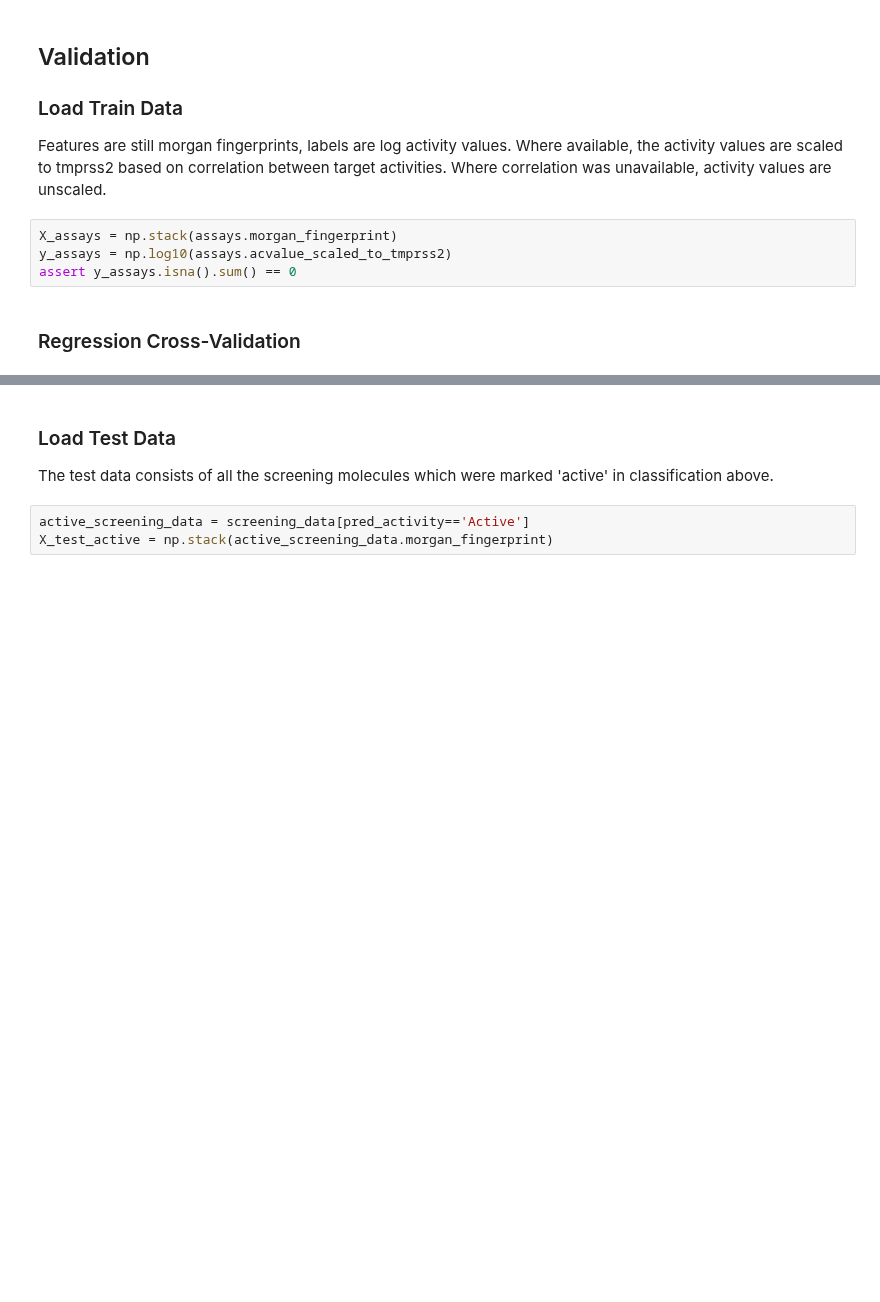
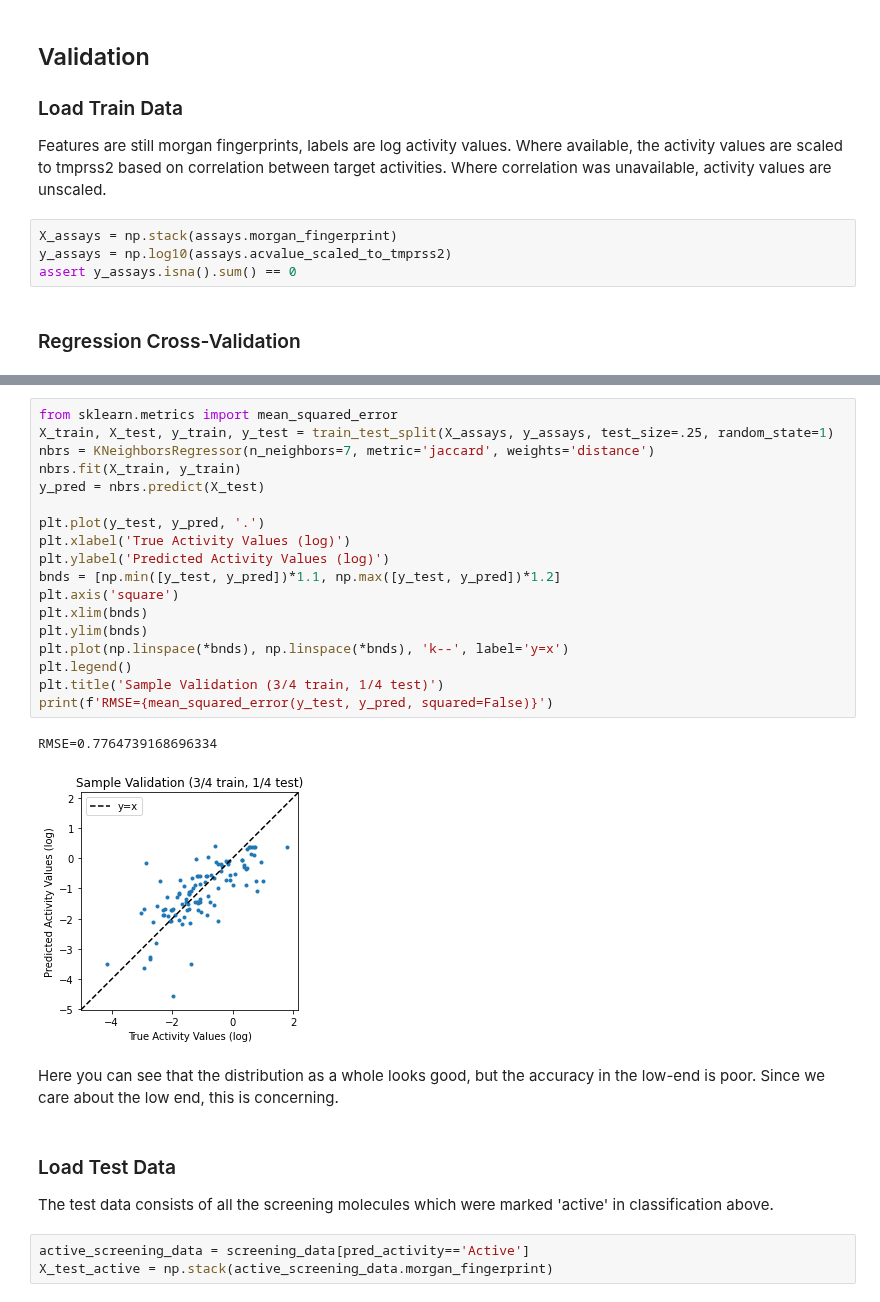
Before and after one commit to srensi/tmprss2, a Jupyter notebook: notebooks/knn.ipynb, the cells around one changed output, grey strips where cells are left out. Saved outputs shown, nothing was run; the diff lists cells and outputs as text; blank space fills up the shorter version.

```diff
--- a/notebooks/knn.ipynb
+++ b/notebooks/knn.ipynb
@@ -170,3 +174,26 @@ print(nbrs.score(X_test, y_test))
+# %%
+from sklearn.metrics import mean_squared_error
+X_train, X_test, y_train, y_test = train_test_split(X_assays, y_assays, test_size=.25, random_state=1)
+nbrs = KNeighborsRegressor(n_neighbors=7, metric='jaccard', weights='distance')
+nbrs.fit(X_train, y_train)
+y_pred = nbrs.predict(X_test)
+
+plt.plot(y_test, y_pred, '.')
+plt.xlabel('True Activity Values (log)')
+plt.ylabel('Predicted Activity Values (log)')
+bnds = [np.min([y_test, y_pred])*1.1, np.max([y_test, y_pred])*1.2]
+plt.axis('square')
+plt.xlim(bnds)
+plt.ylim(bnds)
+plt.plot(np.linspace(*bnds), np.linspace(*bnds), 'k--', label='y=x')
+plt.legend()
+plt.title('Sample Validation (3/4 train, 1/4 test)')
+print(f'RMSE={mean_squared_error(y_test, y_pred, squared=False)}')
+# %% [output]
+RMSE=0.7764739168696334
+[figure, added]
+# %% [markdown]
+Here you can see that the distribution as a whole looks good, but the accuracy in the low-end is poor.  Since we care about the low end, this is concerning.
 # %% [markdown]
 ### Load Test Data
 The test data consists of all the screening molecules which were marked 'active' in classification above.
```
Also changed, not shown: parts of 14 cells of this notebook.
